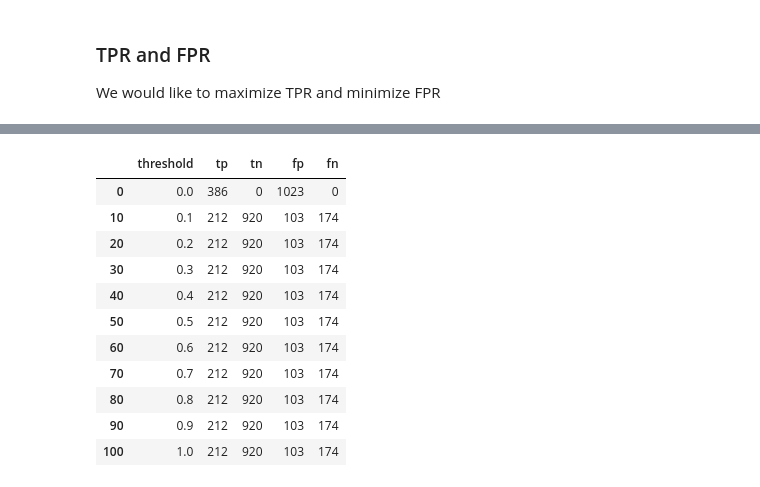
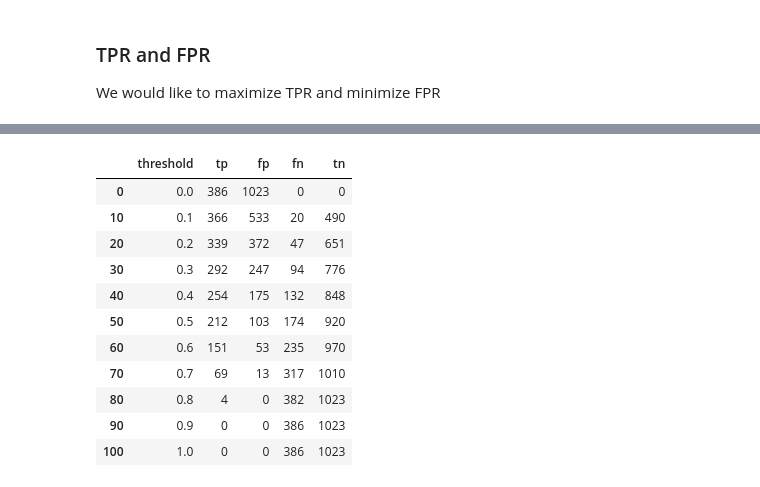
Before and after one commit to not-AVP/psychic-potato, a Jupyter notebook: practice/ChurnBurn.ipynb, the cells around one changed output, grey strips where cells are left out. Saved outputs shown, nothing was run; the diff lists cells and outputs as text; code cells hidden in the pictures.

```diff
--- a/practice/ChurnBurn.ipynb
+++ b/practice/ChurnBurn.ipynb
@@ -676,8 +671,6 @@ array([0, 0, 0, ..., 0, 1, 1])
 yVal
 # %% [output]
 array([0, 0, 0, ..., 0, 1, 1])
-# %%
-yPred = Decision.astype(int)
 # %%
 PredDF = pd.DataFrame()
 PredDF['probability'] = PredProb
@@ -735,15 +747,15 @@ plt.plot(Thres, a)
 # %%
 thres = 0.5
 
-ActualPos = yVal == 1
-ActualNeg = yVal == 0
-PredPos = yPred >= thres
-PredNeg = yPred < thres
+ActualPos = (yVal == 1)
+ActualNeg = (yVal == 0)
+PredPos = (yPred >= thres)
+PredNeg = (yPred < thres)
 # %%
-TruePos = ActualPos & PredPos
-TrueNeg = ActualNeg & PredNeg
-FalsePos = ActualNeg & PredPos
-FalseNeg = ActualPos & PredNeg
+TruePos = (ActualPos & PredPos)
+TrueNeg = (ActualNeg & PredNeg)
+FalsePos = (ActualNeg & PredPos)
+FalseNeg = (ActualPos & PredNeg)
 tp = TruePos.sum()
 tn = TrueNeg.sum()
 fp = FalsePos.sum()
@@ -832,15 +837,17 @@ scores = list()
 thresholds = np.linspace(0, 1, 101)
 
 for t in thresholds:
-    PredPos = yPred >= t
-    PredNeg = yPred < t
+    ActualPos = (yVal == 1)
+    ActualNeg = (yVal == 0)
+    PredPos = (yPred >= t)
+    PredNeg = (yPred < t)
 
-    tp = (ActualPos & PredPos).sum()
-    tn = (ActualNeg & PredNeg).sum()
-    fp = (ActualNeg & PredPos).sum()
-    fn = (ActualPos & PredNeg).sum()
+    tp = (PredPos & ActualPos).sum()
+    tn = (PredNeg & ActualNeg).sum()
+    fp = (PredPos & ActualNeg).sum()
+    fn = (PredNeg & ActualPos).sum()
 
-    scores.append((t, tp, tn, fp, fn))
+    scores.append((t, tp, fp, fn, tn))
 # %%
 scores
 # %% [output]
@@ -864,20 +871,20 @@ scores
 # %%
-Cols = ['threshold', 'tp', 'tn', 'fp', 'fn']
+Cols = ['threshold', 'tp', 'fp', 'fn', 'tn']
 DataScores = pd.DataFrame(scores, columns=Cols)
 DataScores[::10]
 # %% [output]
-|  | threshold | tp | tn | fp | fn |
-| 0 | 0.0 | 386 | 0 | 1023 | 0 |
-| 10 | 0.1 | 212 | 920 | 103 | 174 |
-| 20 | 0.2 | 212 | 920 | 103 | 174 |
-| 30 | 0.3 | 212 | 920 | 103 | 174 |
-| 40 | 0.4 | 212 | 920 | 103 | 174 |
-| 50 | 0.5 | 212 | 920 | 103 | 174 |
-| 60 | 0.6 | 212 | 920 | 103 | 174 |
-| 70 | 0.7 | 212 | 920 | 103 | 174 |
-| 80 | 0.8 | 212 | 920 | 103 | 174 |
-| 90 | 0.9 | 212 | 920 | 103 | 174 |
-| 100 | 1.0 | 212 | 920 | 103 | 174 |
+|  | threshold | tp | fp | fn | tn |
+| 0 | 0.0 | 386 | 1023 | 0 | 0 |
+| 10 | 0.1 | 366 | 533 | 20 | 490 |
+| 20 | 0.2 | 339 | 372 | 47 | 651 |
+| 30 | 0.3 | 292 | 247 | 94 | 776 |
+| 40 | 0.4 | 254 | 175 | 132 | 848 |
+| 50 | 0.5 | 212 | 103 | 174 | 920 |
+| 60 | 0.6 | 151 | 53 | 235 | 970 |
+| 70 | 0.7 | 69 | 13 | 317 | 1010 |
+| 80 | 0.8 | 4 | 0 | 382 | 1023 |
+| 90 | 0.9 | 0 | 0 | 386 | 1023 |
+| 100 | 1.0 | 0 | 0 | 386 | 1023 |
 # %%
 DataScores['tpr'] = DataScores.tp/(DataScores.tp + DataScores.fn)
 DataScores['fpr'] = DataScores.fp/(DataScores.fp + DataScores.tn)
```
Also changed, not shown: parts of 19 cells of this notebook.
